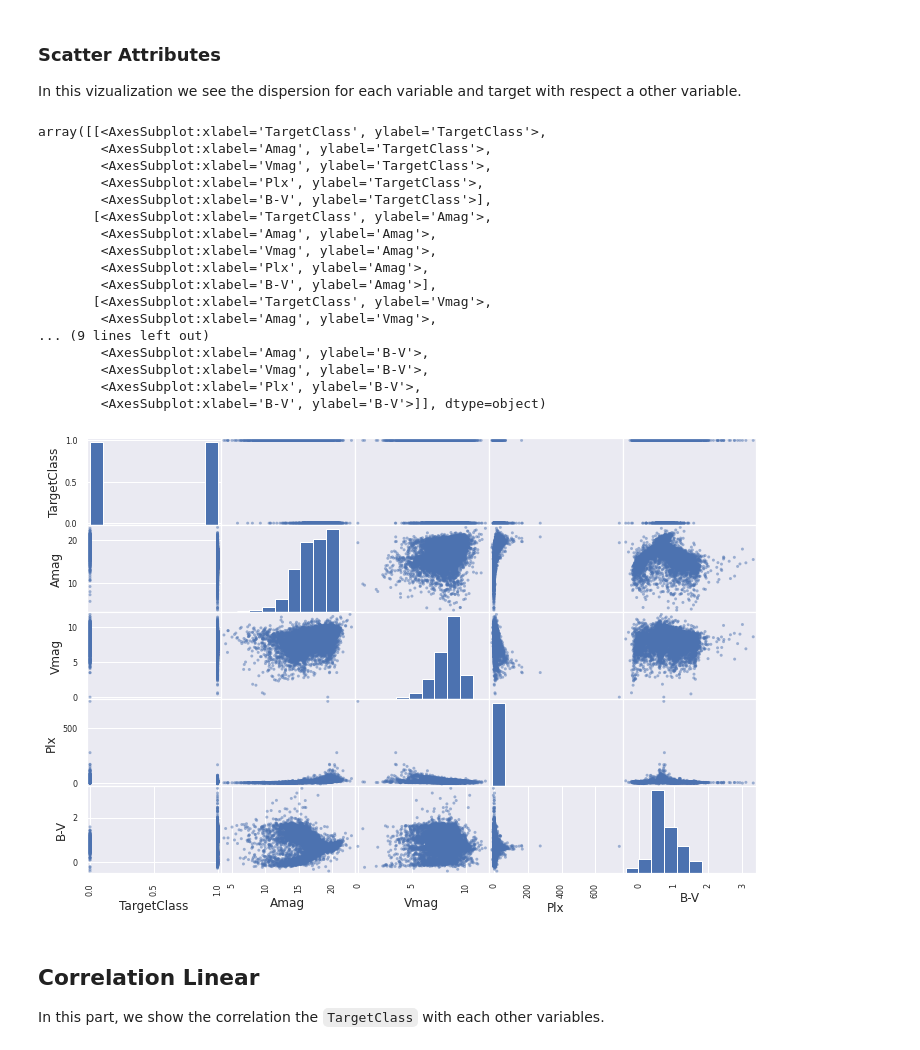
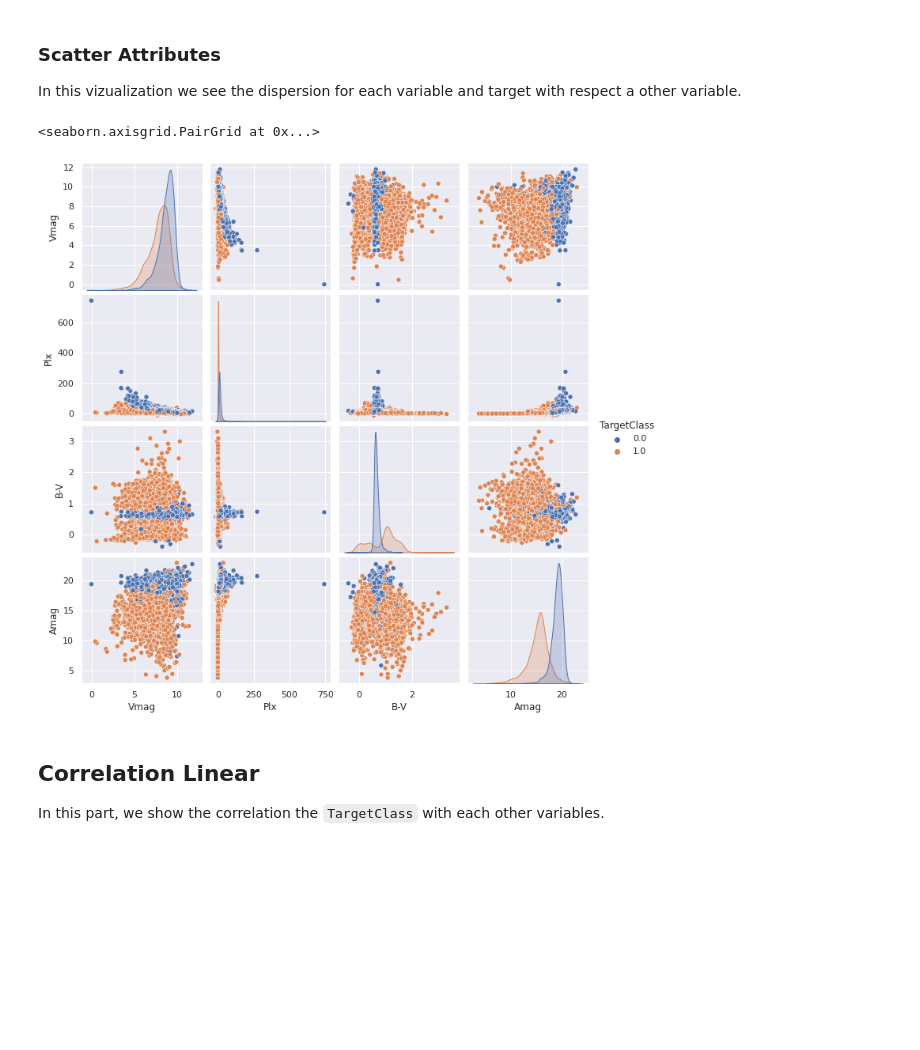
Before and after one commit to cristianBMJ/Data_Science_Projects, a Jupyter notebook: classification-star.ipynb, the cells around one changed output. Saved outputs shown, nothing was run; the diff lists cells and outputs as text; code cells hidden in the pictures; blank space fills up the shorter version.

```diff
--- a/classification-star.ipynb
+++ b/classification-star.ipynb
@@ -285,34 +285,11 @@ plt.show()
 ### Scatter Attributes
 
 In this vizualization we see the dispersion for each variable and target with respect a other variable.
-# %%
-from pandas.plotting import scatter_matrix
-
-attributes = ['TargetClass','Amag' , 'Vmag' , 'Plx' , 'B-V']
-
-# convert a numerical Targetclass
-dataStar['TargetClass'] = pd.to_numeric(dataStar['TargetClass'] , downcast='float' , errors='coerce')
-
-scatter_matrix(dataStar[attributes] , figsize=(12, 8))
-# %% [output]
-array([[<AxesSubplot:xlabel='TargetClass', ylabel='TargetClass'>,
-        <AxesSubplot:xlabel='Amag', ylabel='TargetClass'>,
-        <AxesSubplot:xlabel='Vmag', ylabel='TargetClass'>,
-        <AxesSubplot:xlabel='Plx', ylabel='TargetClass'>,
-        <AxesSubplot:xlabel='B-V', ylabel='TargetClass'>],
-       [<AxesSubplot:xlabel='TargetClass', ylabel='Amag'>,
-        <AxesSubplot:xlabel='Amag', ylabel='Amag'>,
-        <AxesSubplot:xlabel='Vmag', ylabel='Amag'>,
-        <AxesSubplot:xlabel='Plx', ylabel='Amag'>,
-        <AxesSubplot:xlabel='B-V', ylabel='Amag'>],
-       [<AxesSubplot:xlabel='TargetClass', ylabel='Vmag'>,
-        <AxesSubplot:xlabel='Amag', ylabel='Vmag'>,
-... (9 lines left out)
-        <AxesSubplot:xlabel='Amag', ylabel='B-V'>,
-        <AxesSubplot:xlabel='Vmag', ylabel='B-V'>,
-        <AxesSubplot:xlabel='Plx', ylabel='B-V'>,
-        <AxesSubplot:xlabel='B-V', ylabel='B-V'>]], dtype=object)
-[figure, removed]
+# %%
+sns.pairplot( data= dataStar[ ['Vmag', 'Plx', 'B-V', 'Amag', 'TargetClass' ]], hue='TargetClass'  )
+# %% [output]
+<seaborn.axisgrid.PairGrid at 0x...>
+[figure, added]
 # %% [markdown]
 ## Correlation Linear ##
 
```
Also changed, not shown: parts of 10 cells of this notebook.
